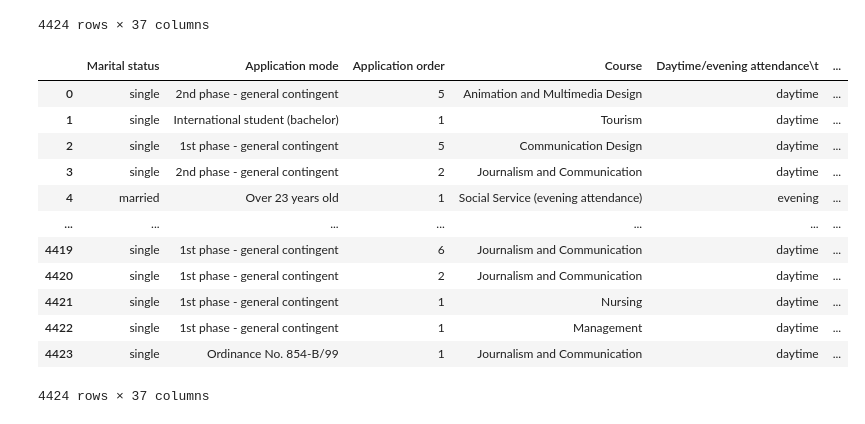
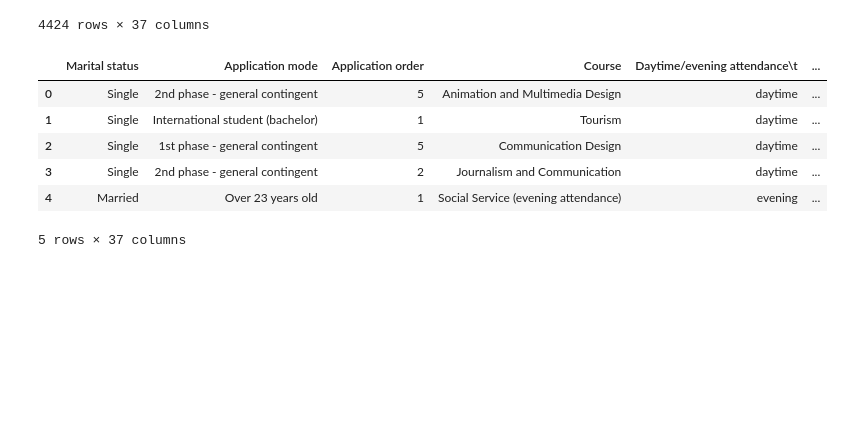
Before and after one commit to diyakadakia/4200_Project, a Jupyter notebook: project.ipynb, the cells around one changed output. Cells and saved outputs as stored; diff of their text form; code cells hidden in the pictures; blank space fills up the shorter version.

```diff
--- a/project.ipynb
+++ b/project.ipynb
@@ -5,6 +6,6 @@ import altair as alt
 # %%
 # read in file
-FILENAME = "/Users/diyakadakia/Downloads/ds 4200/project/data.csv"
+FILENAME = "data.csv"
 df = pd.read_csv(FILENAME, sep = ";")
 df
 # %% [output]
@@ -25,12 +26,12 @@ df
 # Clean the df --> replace the numbers with the meanings/values
 
 df['Marital status'] = df['Marital status'].replace({
-    1: 'single',
-    2: 'married',
-    3: 'widower',
-    4: 'divorced',
-    5: 'facto union',
-    6: 'legally separated'})
+    1: 'Single',
+    2: 'Married',
+    3: 'Widower',
+    4: 'Divorced',
+    5: 'Facto Union',
+    6: 'Legally Separated'})
 
 df['Application mode'] = df['Application mode'].replace({
     1: '1st phase - general contingent',
@@ -311,19 +312,15 @@ df['International'] = df['International'].replace({
     1: 'Yes',
     0: 'No'
 })
+
+df.rename(columns={"Mother's qualification": 'Mother Qualification'}, inplace=True)
 # %%
-df
+df.head()
 # %% [output]
 |  | Marital status | Application mode | Application order | Course | Daytime/evening attendance\t | ... |
-| 0 | single | 2nd phase - general contingent | 5 | Animation and Multimedia Design | daytime | ... |
-| 1 | single | International student (bachelor) | 1 | Tourism | daytime | ... |
-| 2 | single | 1st phase - general contingent | 5 | Communication Design | daytime | ... |
-| 3 | single | 2nd phase - general contingent | 2 | Journalism and Communication | daytime | ... |
-| 4 | married | Over 23 years old | 1 | Social Service (evening attendance) | evening | ... |
-| ... | ... | ... | ... | ... | ... | ... |
-| 4419 | single | 1st phase - general contingent | 6 | Journalism and Communication | daytime | ... |
-| 4420 | single | 1st phase - general contingent | 2 | Journalism and Communication | daytime | ... |
-| 4421 | single | 1st phase - general contingent | 1 | Nursing | daytime | ... |
-| 4422 | single | 1st phase - general contingent | 1 | Management | daytime | ... |
-| 4423 | single | Ordinance No. 854-B/99 | 1 | Journalism and Communication | daytime | ... |
+| 0 | Single | 2nd phase - general contingent | 5 | Animation and Multimedia Design | daytime | ... |
+| 1 | Single | International student (bachelor) | 1 | Tourism | daytime | ... |
+| 2 | Single | 1st phase - general contingent | 5 | Communication Design | daytime | ... |
+| 3 | Single | 2nd phase - general contingent | 2 | Journalism and Communication | daytime | ... |
+| 4 | Married | Over 23 years old | 1 | Social Service (evening attendance) | evening | ... |
-4424 rows × 37 columns
+5 rows × 37 columns
```
Also changed, not shown: parts of 6 cells of this notebook, 15 other files.
